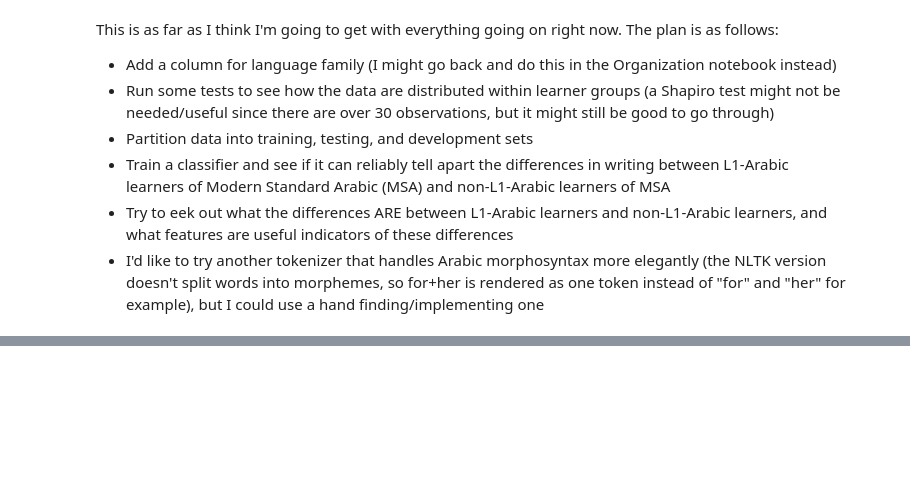
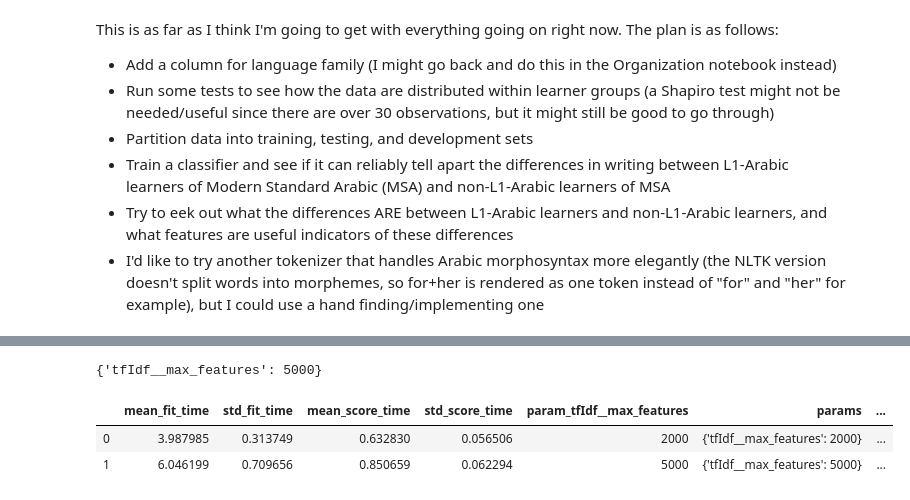
Before and after one commit to AnthonyVerardi/Arabic-Learner-Corpus-Considerations, a Jupyter notebook: Notebooks/ALC_Data_Analysis.ipynb, the cells around one changed output, grey strips where cells are left out. Drawn from its saved outputs; the diff is of its cells as text; code cells hidden in the pictures; blank space fills up the shorter version.

```diff
--- a/Notebooks/ALC_Data_Analysis.ipynb
+++ b/Notebooks/ALC_Data_Analysis.ipynb
@@ -43,0 +136,9 @@ This is as far as I think I'm going to get with everything going on right now. T
+# %%
+svc = sklearn.svm.SVC(kernel='rbf', C=1E5)
+tfIdf = TfidfVectorizer(min_df=2, max_df=.5)
+
+pipe = Pipeline(steps=[('tfIdf', tfIdf),('svc',svc)])
+
+clf = GridSearchCV(pipe, param_grid = {"tfIdf__max_features":[2000, 5000]}, cv=3, return_train_score=True)
+
+clf.fit(df.Text, df.L1)
@@ -43,0 +163,11 @@ This is as far as I think I'm going to get with everything going on right now. T
+# %%
+clf.best_params_
+# %% [output]
+{'tfIdf__max_features': 5000}
+# %%
+df2 = pd.DataFrame.from_dict(clf.cv_results_)
+df2
+# %% [output]
+|  | mean_fit_time | std_fit_time | mean_score_time | std_score_time | param_tfIdf__max_features | params | ... |
+| 0 | 3.987985 | 0.313749 | 0.632830 | 0.056506 | 2000 | {'tfIdf__max_features': 2000} | ... |
+| 1 | 6.046199 | 0.709656 | 0.850659 | 0.062294 | 5000 | {'tfIdf__max_features': 5000} | ... |
```
Also changed, not shown: parts of 7 cells of this notebook.
